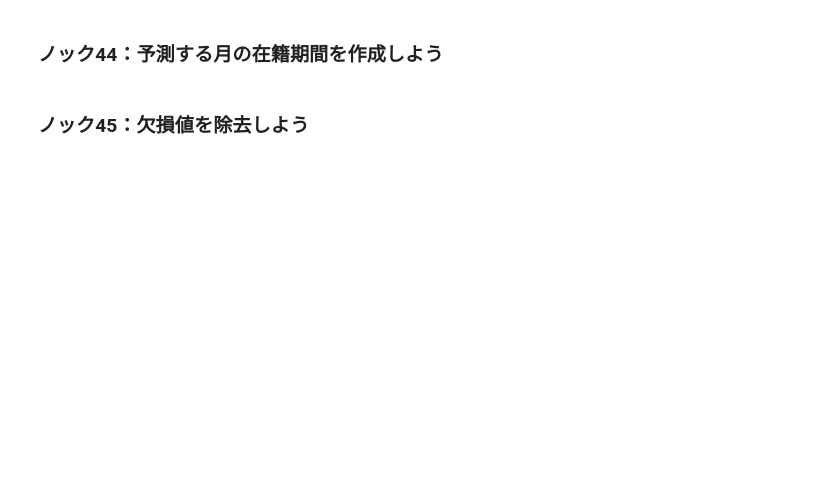
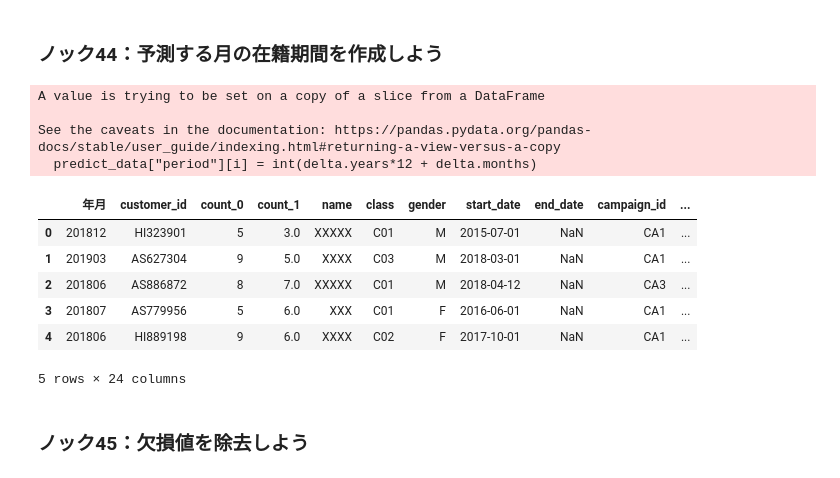
Before and after one commit to winuim/python-practical-data-analysis-100, a Jupyter notebook: Chapter-5/chapter-5.ipynb, the cells around one changed output. Saved outputs shown, nothing was run; the diff lists cells and outputs as text; code cells hidden in the pictures; blank space fills up the shorter version.

```diff
--- a/Chapter-5/chapter-5.ipynb
+++ b/Chapter-5/chapter-5.ipynb
@@ -114,4 +150,24 @@ exit_uselog.head()
 # %% [markdown]
 ### ノック44：予測する月の在籍期間を作成しよう
+# %%
+predict_data["period"] = 0
+predict_data["now_date"] = pd.to_datetime(predict_data["年月"], format="%Y%m")
+predict_data["start_date"] = pd.to_datetime(predict_data["start_date"])
+for i in range(len(predict_data)):
+    delta = relativedelta(predict_data["now_date"][i], predict_data["start_date"][i])
+    predict_data["period"][i] = int(delta.years*12 + delta.months)
+predict_data.head()
+# %% [output]
+A value is trying to be set on a copy of a slice from a DataFrame
+
+See the caveats in the documentation: https://pandas.pydata.org/pandas-docs/stable/user_guide/indexing.html#returning-a-view-versus-a-copy
+  predict_data["period"][i] = int(delta.years*12 + delta.months)
+|  | 年月 | customer_id | count_0 | count_1 | name | class | gender | start_date | end_date | campaign_id | ... |
+| 0 | 201812 | HI323901 | 5 | 3.0 | XXXXX | C01 | M | 2015-07-01 | NaN | CA1 | ... |
+| 1 | 201903 | AS627304 | 9 | 5.0 | XXXX | C03 | M | 2018-03-01 | NaN | CA1 | ... |
+| 2 | 201806 | AS886872 | 8 | 7.0 | XXXXX | C01 | M | 2018-04-12 | NaN | CA3 | ... |
+| 3 | 201807 | AS779956 | 5 | 6.0 | XXX | C01 | F | 2016-06-01 | NaN | CA1 | ... |
+| 4 | 201806 | HI889198 | 9 | 6.0 | XXXX | C02 | F | 2017-10-01 | NaN | CA1 | ... |
+5 rows × 24 columns
 # %% [markdown]
 ### ノック45：欠損値を除去しよう
```
Also changed, not shown: parts of 17 cells of this notebook.
